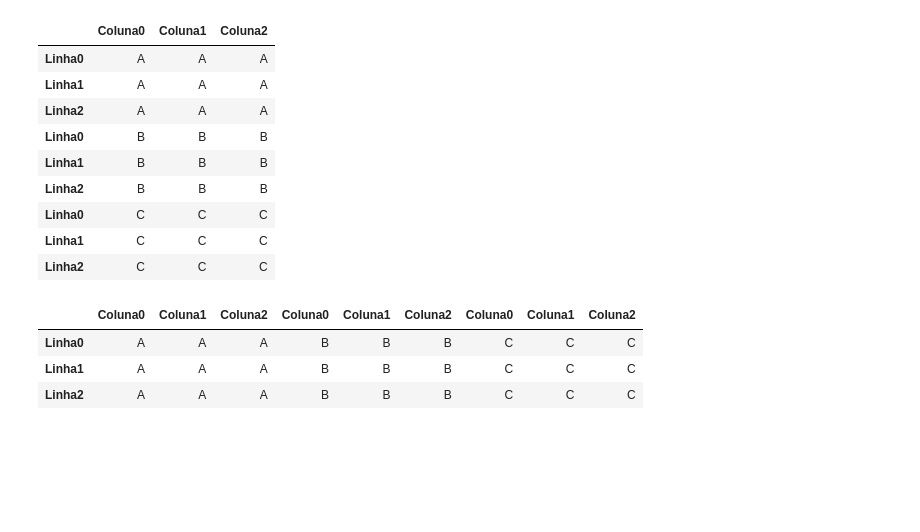
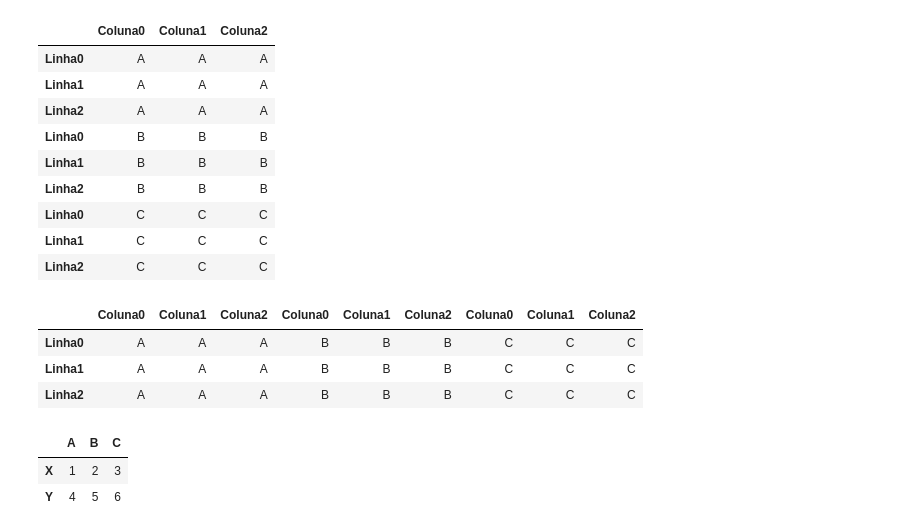
Before and after one commit to Minorito/CursoPandas, a Jupyter notebook: Criando_Estruturas_Dados.ipynb, the cells around one changed output. Cells and saved outputs as stored; diff of their text form; code cells hidden in the pictures; blank space fills up the shorter version.

Commit message:
Criando estruturas de dados (Series e DataFrame)

```diff
--- a/Criando_Estruturas_Dados.ipynb
+++ b/Criando_Estruturas_Dados.ipynb
@@ -178,3 +178,13 @@ df4
 | Linha0 | A | A | A | B | B | B | C | C | C |
 | Linha1 | A | A | A | B | B | B | C | C | C |
 | Linha2 | A | A | A | B | B | B | C | C | C |
+# %%
+dados = [[1, 2, 3], [4, 5, 6]]
+index = 'X,Y'.split(',')
+columns = list('CBA')[::-1]
+df = pd.DataFrame(dados, index, columns)
+df
+# %% [output]
+|  | A | B | C |
+| X | 1 | 2 | 3 |
+| Y | 4 | 5 | 6 |
```
